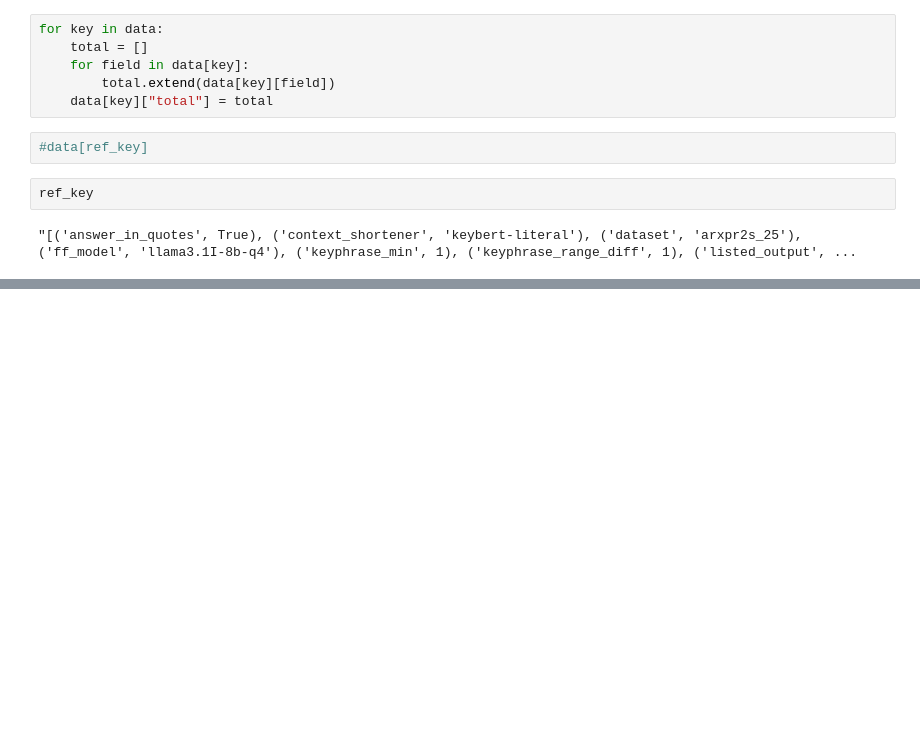
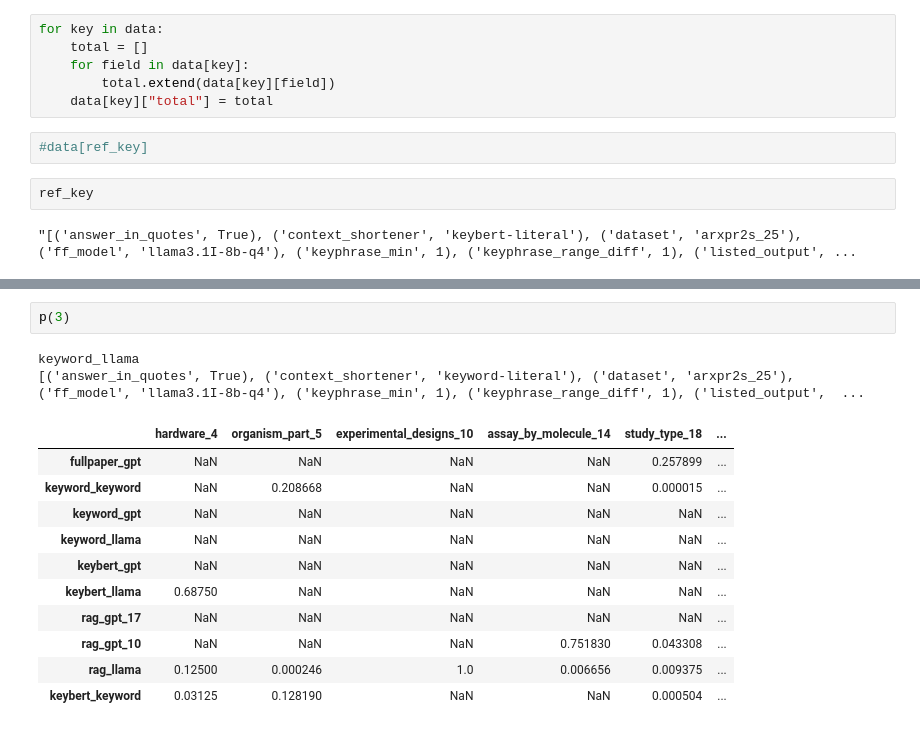
Before and after one commit to EU-UPCAST/profile, a Jupyter notebook: llmdap/profiler/pvals.ipynb, the cells around one changed output, grey strips where cells are left out. Saved outputs shown, nothing was run; the diff lists cells and outputs as text; blank space fills up the shorter version.

```diff
--- a/llmdap/profiler/pvals.ipynb
+++ b/llmdap/profiler/pvals.ipynb
@@ -106,0 +189,16 @@ for key in data:
+# %%
+p(3)
+# %% [output]
+keyword_llama
+[('answer_in_quotes', True), ('context_shortener', 'keyword-literal'), ('dataset', 'arxpr2s_25'), ('ff_model', 'llama3.1I-8b-q4'), ('keyphrase_min', 1), ('keyphrase_range_diff', 1), ('listed_output',  ...
+|  | hardware_4 | organism_part_5 | experimental_designs_10 | assay_by_molecule_14 | study_type_18 | ... |
+| fullpaper_gpt | NaN | NaN | NaN | NaN | 0.257899 | ... |
+| keyword_keyword | NaN | 0.208668 | NaN | NaN | 0.000015 | ... |
+| keyword_gpt | NaN | NaN | NaN | NaN | NaN | ... |
+| keyword_llama | NaN | NaN | NaN | NaN | NaN | ... |
+| keybert_gpt | NaN | NaN | NaN | NaN | NaN | ... |
+| keybert_llama | 0.68750 | NaN | NaN | NaN | NaN | ... |
+| rag_gpt_17 | NaN | NaN | NaN | NaN | NaN | ... |
+| rag_gpt_10 | NaN | NaN | NaN | 0.751830 | 0.043308 | ... |
+| rag_llama | 0.12500 | 0.000246 | 1.0 | 0.006656 | 0.009375 | ... |
+| keybert_keyword | 0.03125 | 0.128190 | NaN | NaN | 0.000504 | ... |
```
Also changed, not shown: parts of 16 cells of this notebook, 2 other files.
